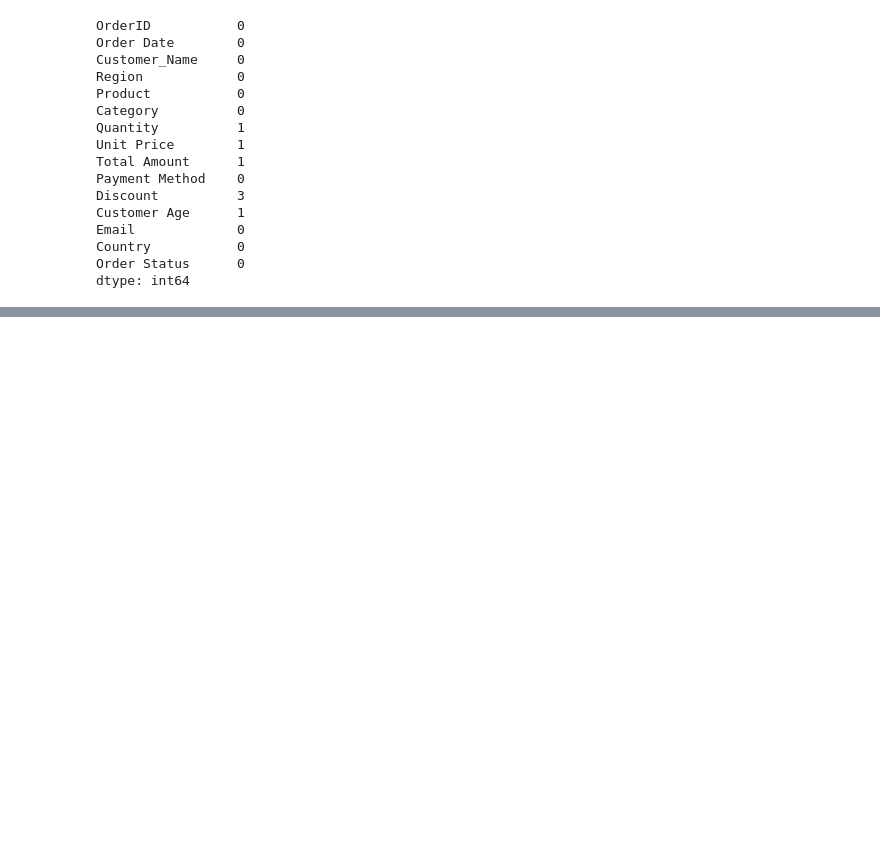
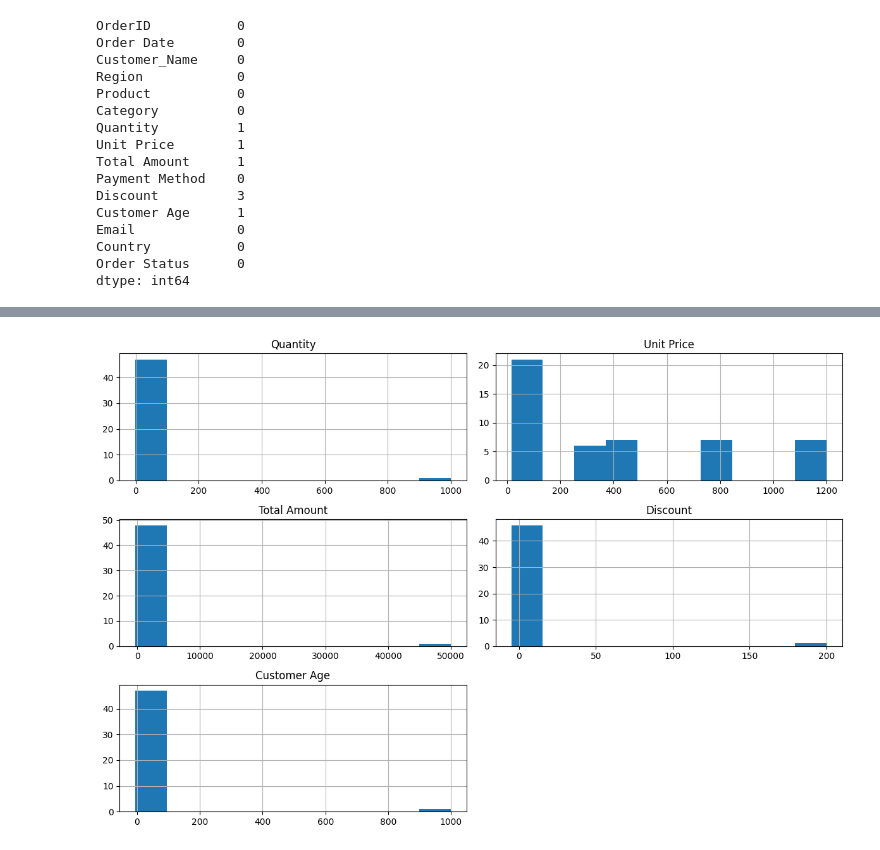
Before and after one commit to NJ-Zerin/AI_Engineer_Training, a Jupyter notebook: ML/ml_day1_pipeline.ipynb, the cells around one changed output, grey strips where cells are left out. Drawn from its saved outputs; the diff is of its cells as text; code cells hidden in the pictures; blank space fills up the shorter version.

```diff
--- a/ML/ml_day1_pipeline.ipynb
+++ b/ML/ml_day1_pipeline.ipynb
@@ -140,0 +145,6 @@ dtype: int64
+# %%
+categorical_cols = df.select_dtypes(include='object').columns
+
+for col in categorical_cols:
+    print(f"\nValue Counts for {col}:")
+    print(df[col].value_counts())
@@ -140,0 +169,17 @@ dtype: int64
+# %%
+# Fix numeric columns first
+numeric_cols = ['Quantity', 'Unit Price', 'Total Amount', 'Discount', 'Customer Age']
+
+# Remove $ sign if exists
+df['Unit Price'] = df['Unit Price'].str.replace('$', '', regex=False)
+df['Total Amount'] = df['Total Amount'].str.replace('$', '', regex=False)
+
+# Convert to numeric
+for col in numeric_cols:
+    df[col] = pd.to_numeric(df[col], errors='coerce')
+# %%
+df[numeric_cols].hist(figsize=(12,8))
+plt.tight_layout()
+plt.show()
+# %% [output]
+[figure, added]
```
Also changed, not shown: parts of 27 cells of this notebook, 6 other files.
